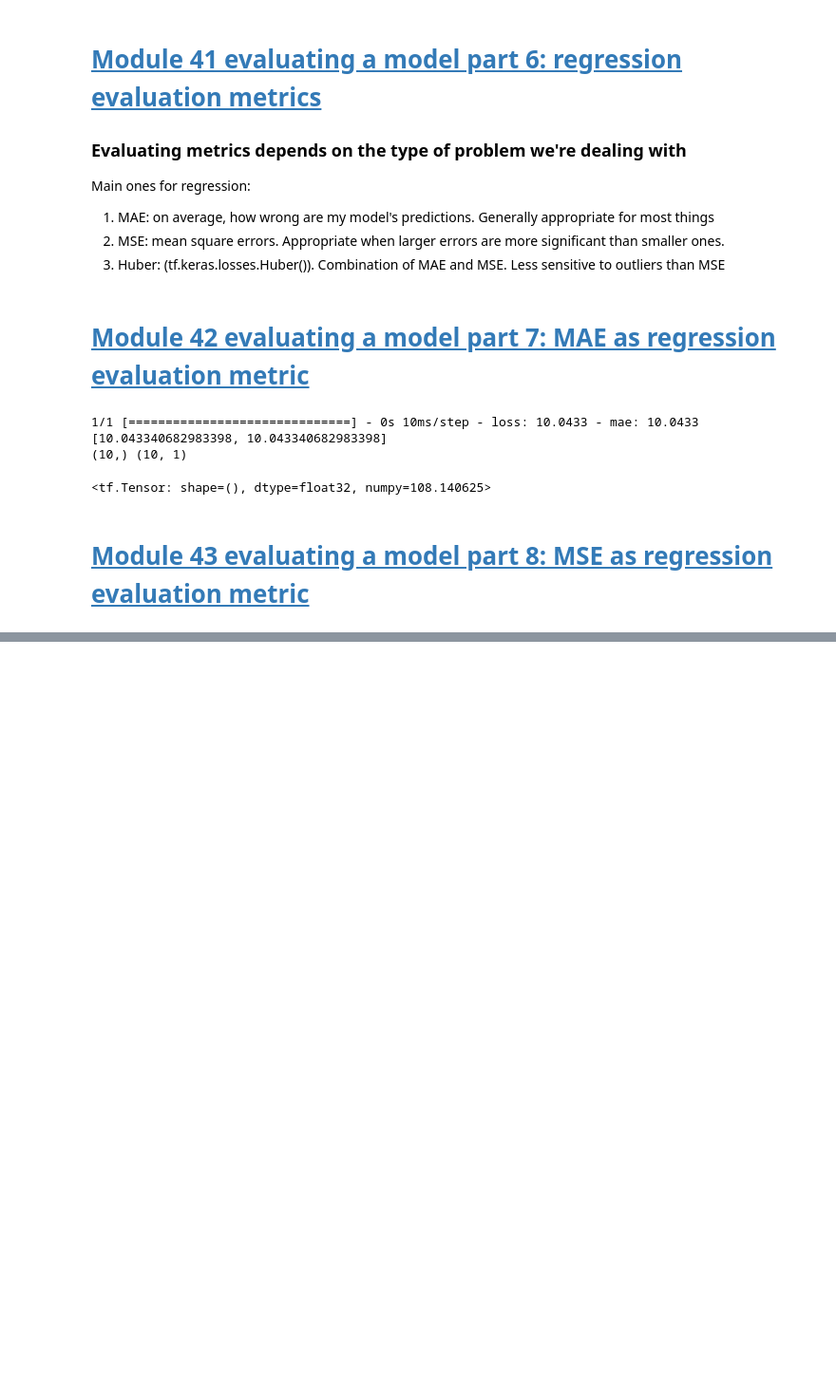
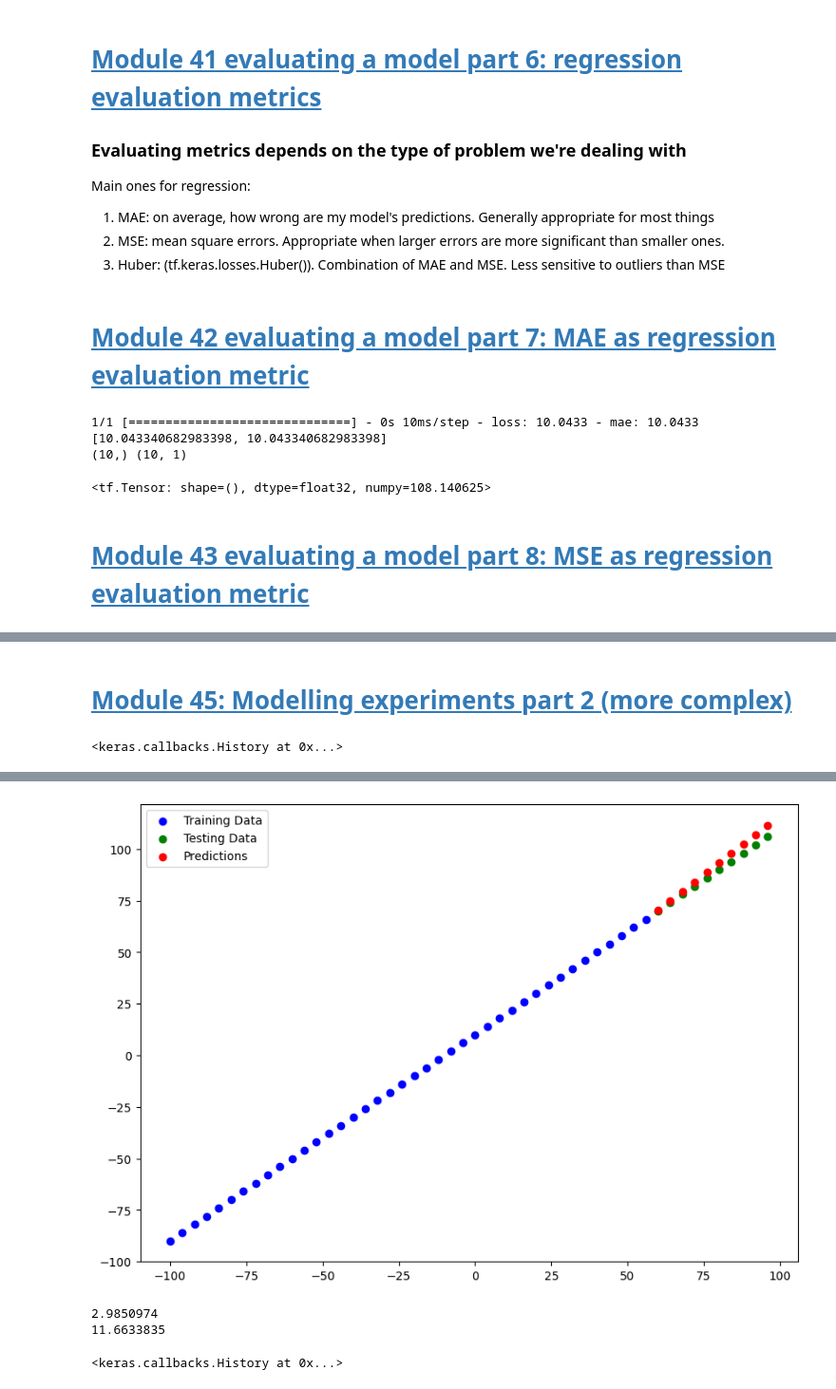
Before and after one commit to nripstein/Tensorflow-Tutorial, a Jupyter notebook: neural-network-regression.ipynb, the cells around one changed output, grey strips where cells are left out. Shown: that part at 95% size. Drawn from its saved outputs; the diff is of its cells as text; code cells hidden in the pictures; blank space fills up the shorter version.

```diff
--- a/neural-network-regression.ipynb
+++ b/neural-network-regression.ipynb
@@ -377,0 +422,33 @@ tf.Tensor(108.140625, shape=(), dtype=float32)
+# %% [markdown]
+# [Module 45: Modelling experiments part 2 (more complex)](https://youtu.be/tpCFfeUEGs8?t=24019)
+# %%
+# model2
+tf.random.set_seed(42)
+# print(X_train)
+# print(y_train)
+# build model
+model2 = tf.keras.models.Sequential([
+    tf.keras.Input(shape=(1,)),
+    tf.keras.layers.Dense(10),
+    tf.keras.layers.Dense(1)
+])
+
+# compile model
+model2.compile(loss=tf.keras.losses.mae,
+               optimizer=tf.keras.optimizers.SGD(),
+               metrics=["mae"])
+
+# fit the model
+model2.fit(X_train, y_train, epochs=100, verbose=0)
+# %% [output]
+<keras.callbacks.History at 0x...>
+# %%
+y_pred2 = model2.predict(X_test)
+plot_predictions(X_train, y_train, X_test, y_test, y_pred2)
+
+# evaluation metrics
+mae_2 = mae(y_test, y_pred2)
+mse_2 = mse(y_test, y_pred2)
+print(mae_2)
+print(mse_2)
+# %% [output]
@@ -377,0 +456,24 @@ tf.Tensor(108.140625, shape=(), dtype=float32)
+[figure, added]
+2.9850974
+11.6633835
+# %%
+# model3. probably overfitting
+tf.random.set_seed(42)
+# print(X_train)
+# print(y_train)
+# build model
+model3 = tf.keras.models.Sequential([
+    tf.keras.Input(shape=(1,)),
+    tf.keras.layers.Dense(10),
+    tf.keras.layers.Dense(1)
+])
+
+# compile model
+model3.compile(loss=tf.keras.losses.mae,
+               optimizer=tf.keras.optimizers.SGD(),
+               metrics=["mae"])
+
+# fit the model
+model3.fit(X_train, y_train, epochs=500, verbose=0)
+# %% [output]
+<keras.callbacks.History at 0x...>
```
Also changed, not shown: parts of 16 cells of this notebook, 5 other files.
